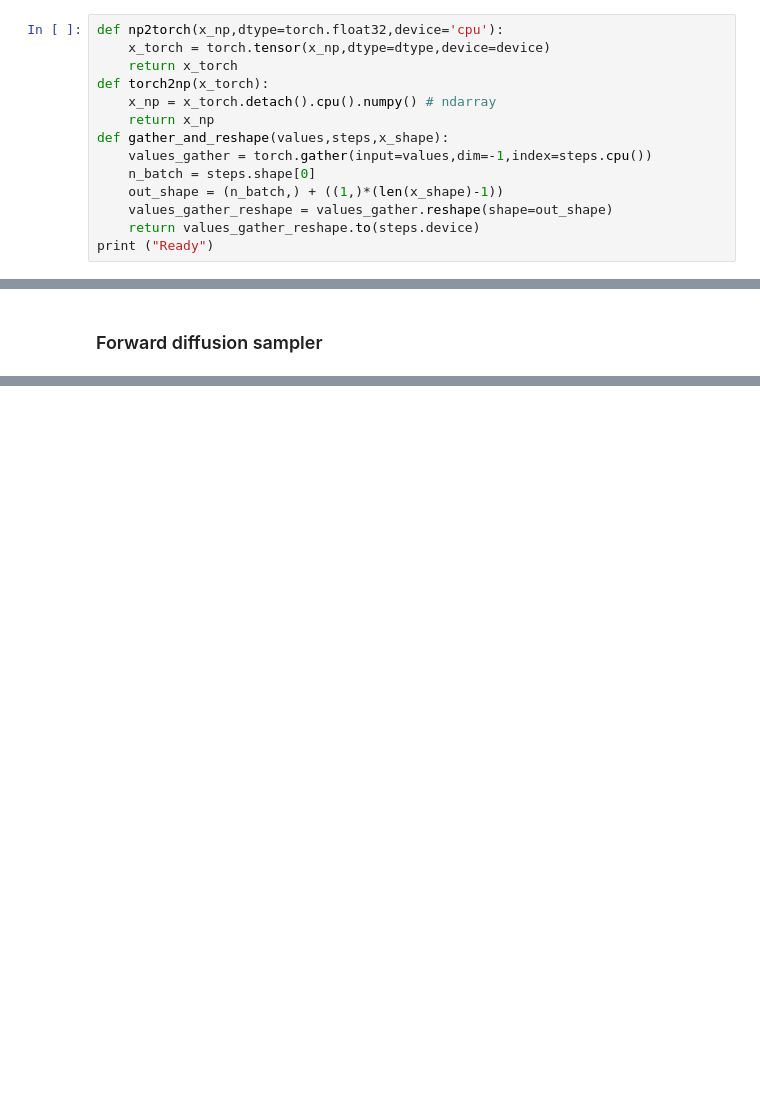
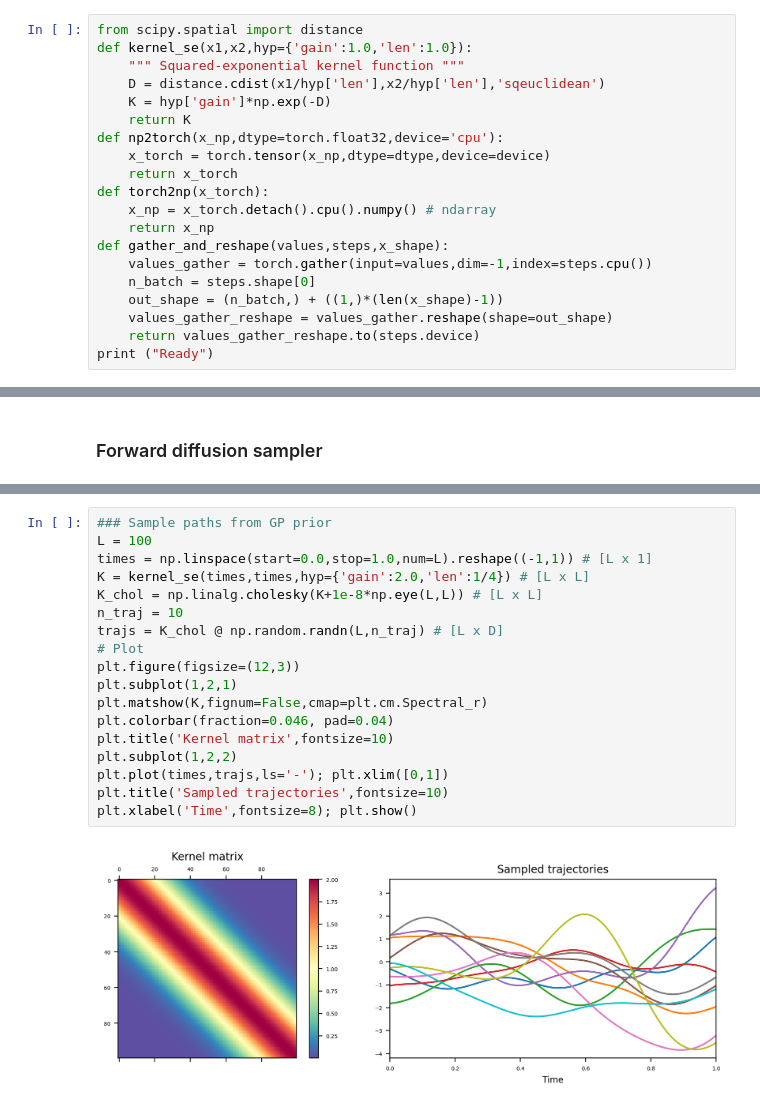
Before and after one commit to sjchoi86/yet-another-diffusion-models, a Jupyter notebook: code/demo_reverse_diffusion.ipynb, the cells around one changed output, grey strips where cells are left out. Saved outputs shown, nothing was run; the diff lists cells and outputs as text; blank space fills up the shorter version.

```diff
--- a/code/demo_reverse_diffusion.ipynb
+++ b/code/demo_reverse_diffusion.ipynb
@@ -16,4 +19,10 @@ Ready.
 # %%
+from scipy.spatial import distance
+def kernel_se(x1,x2,hyp={'gain':1.0,'len':1.0}):
+    """ Squared-exponential kernel function """
+    D = distance.cdist(x1/hyp['len'],x2/hyp['len'],'sqeuclidean')
+    K = hyp['gain']*np.exp(-D)
+    return K
 def np2torch(x_np,dtype=torch.float32,device='cpu'):
     x_torch = torch.tensor(x_np,dtype=dtype,device=device)
     return x_torch
@@ -146,3 +155,23 @@ def forward_hilbert_diffusion_sample(x_0,K_chols,steps,dc,noise_rate=1.0):
 print ("Ready.")
 # %% [output]
 Ready.
+# %%
+### Sample paths from GP prior
+L = 100
+times = np.linspace(start=0.0,stop=1.0,num=L).reshape((-1,1)) # [L x 1]
+K = kernel_se(times,times,hyp={'gain':2.0,'len':1/4}) # [L x L]
+K_chol = np.linalg.cholesky(K+1e-8*np.eye(L,L)) # [L x L]
+n_traj = 10
+trajs = K_chol @ np.random.randn(L,n_traj) # [L x D]
+# Plot
+plt.figure(figsize=(12,3))
+plt.subplot(1,2,1)
+plt.matshow(K,fignum=False,cmap=plt.cm.Spectral_r)
+plt.colorbar(fraction=0.046, pad=0.04)
+plt.title('Kernel matrix',fontsize=10)
+plt.subplot(1,2,2)
+plt.plot(times,trajs,ls='-'); plt.xlim([0,1])
+plt.title('Sampled trajectories',fontsize=10)
+plt.xlabel('Time',fontsize=8); plt.show()
+# %% [output]
+[figure, added]
```
Also changed, not shown: parts of 16 cells of this notebook.
